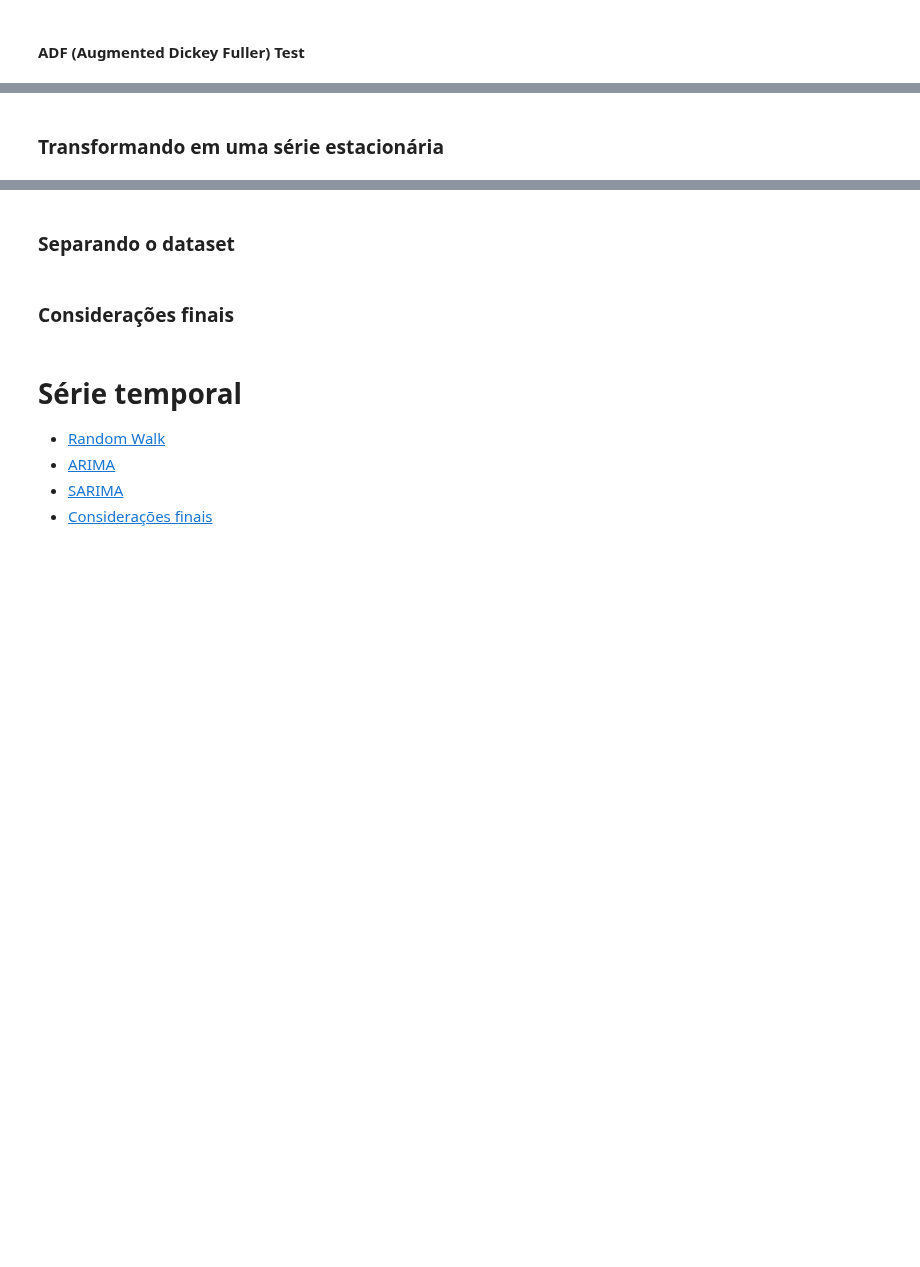
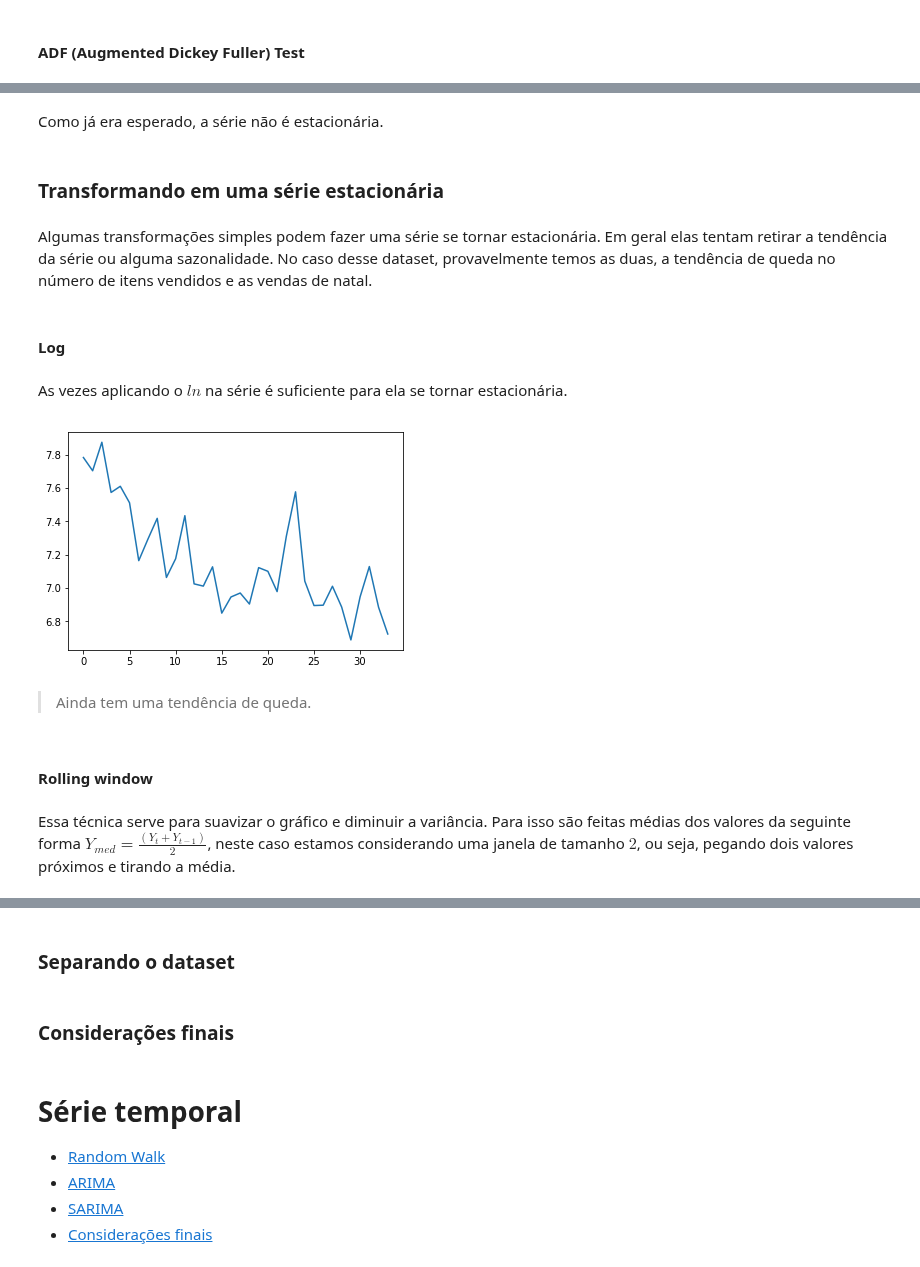
Before and after one commit to RGivisiez/Adv_ML, a Jupyter notebook: 4. ARIMA - SARIMA.ipynb, the cells around one changed output, grey strips where cells are left out. Drawn from its saved outputs; the diff is of its cells as text; code cells hidden in the pictures; blank space fills up the shorter version.

```diff
--- a/4. ARIMA - SARIMA.ipynb
+++ b/4. ARIMA - SARIMA.ipynb
@@ -232,2 +189,21 @@ Perceba que essa série não é estacionária, é fácil de ver a tendência de
+# %% [markdown]
+Como já era esperado, a série não é estacionária.
 # %% [markdown]
 ### Transformando em uma série estacionária
+# %% [markdown]
+ Algumas transformações simples podem fazer uma série se tornar estacionária. Em geral elas tentam retirar a tendência da série ou alguma sazonalidade. No caso desse dataset, provavelmente temos as duas, a tendência de queda no número de itens vendidos e as vendas de natal.
+# %% [markdown]
+#### Log
+# %% [markdown]
+As vezes aplicando o $ln$ na série é suficiente para ela se tornar estacionária.
+# %%
+plt.plot(np.log(items_sold))
+plt.show()
+# %% [output]
+[figure, added]
+# %% [markdown]
+> Ainda tem uma tendência de queda.
+# %% [markdown]
+#### Rolling window
+# %% [markdown]
+Essa técnica serve para suavizar o gráfico e diminuir a variância. Para isso são feitas médias dos valores da seguinte forma $Y_{med} = \frac{(Y_t + Y_{t-1})}{2}$, neste caso estamos considerando uma janela de tamanho $2$, ou seja, pegando dois valores próximos e tirando a média.
```
Also changed, not shown: parts of 29 cells of this notebook.
